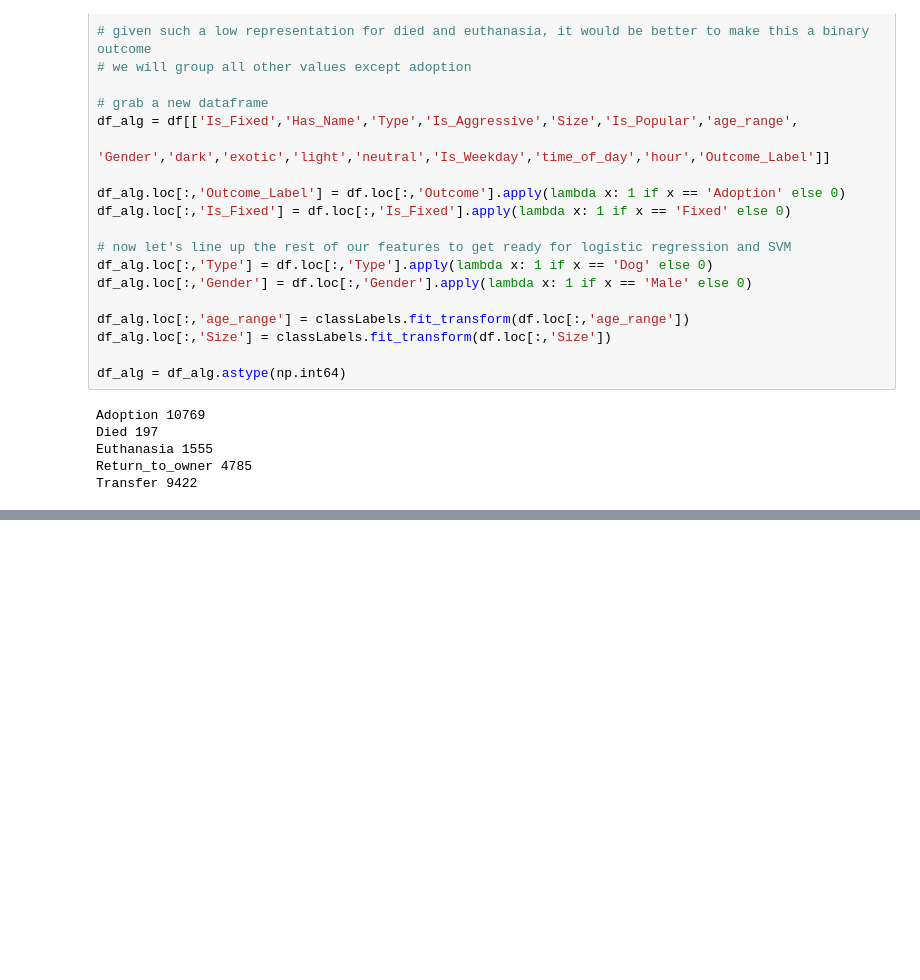
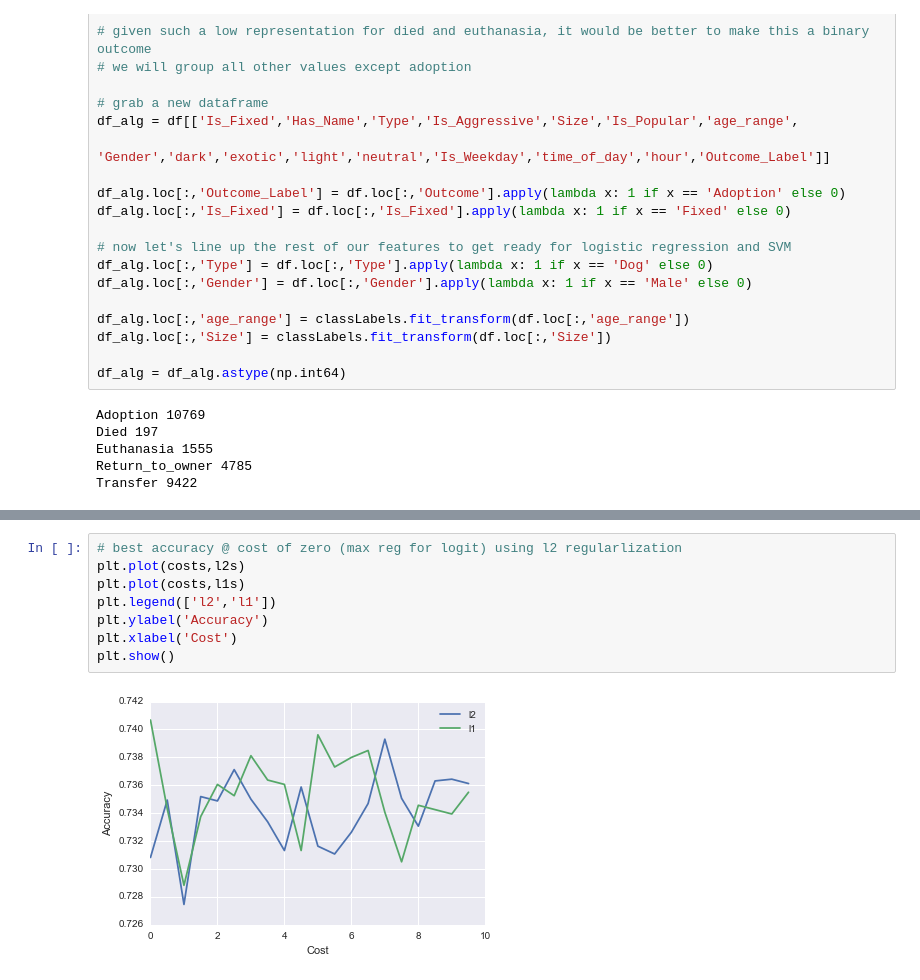
Before and after one commit to mg826/Data_Mining, a Jupyter notebook: Project1_AnimalOutcomes/Project1_Exploration_Visualization_Dreduce.ipynb, the cells around one changed output, grey strips where cells are left out. Saved outputs shown, nothing was run; the diff lists cells and outputs as text; blank space fills up the shorter version.

```diff
--- a/Project1_AnimalOutcomes/Project1_Exploration_Visualization_Dreduce.ipynb
+++ b/Project1_AnimalOutcomes/Project1_Exploration_Visualization_Dreduce.ipynb
@@ -667 +711,11 @@ Average Accuracy: 0.735989524878
+# %%
+# best accuracy @ cost of zero (max reg for logit) using l2 regularlization
+plt.plot(costs,l2s)
+plt.plot(costs,l1s)
+plt.legend(['l2','l1'])
+plt.ylabel('Accuracy')
+plt.xlabel('Cost')
+plt.show()
+# %% [output]
+[figure, added]
 # %%
```
Also changed, not shown: parts of 27 cells of this notebook.
